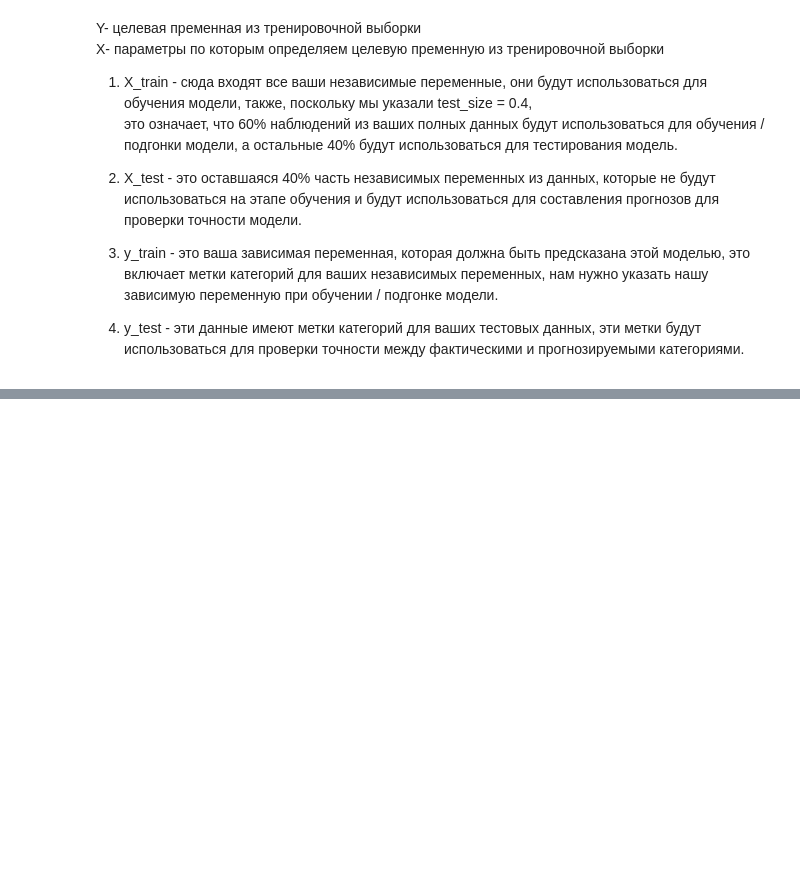
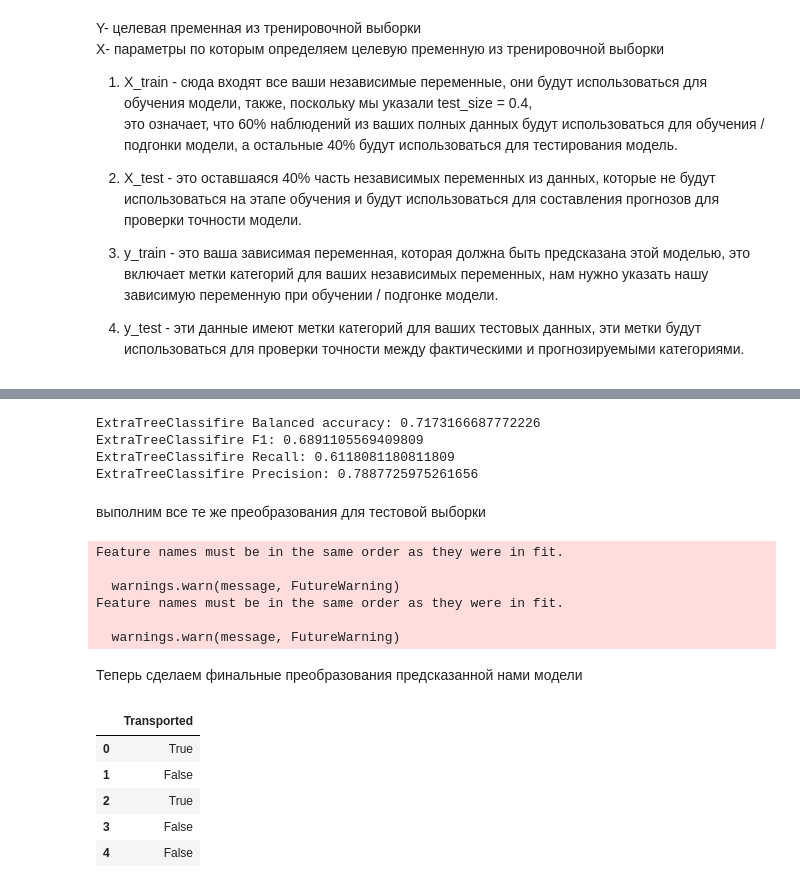
Before and after one commit to ddddrill/ds3-spring-2018, a Jupyter notebook: my_practice.ipynb, the cells around one changed output, grey strips where cells are left out. Cells and saved outputs as stored; diff of their text form; code cells hidden in the pictures; blank space fills up the shorter version.

```diff
--- a/my_practice.ipynb
+++ b/my_practice.ipynb
@@ -594,0 +535,70 @@ Multinomial NB accuracy: 0.6790644171779141
+# %%
+etc=ExtraTreeClassifier(max_depth=5,random_state=10)
+etc.fit(X_train,y_train)
+etc_pred = etc.predict(X_test)
+print("ExtraTreeClassifire Balanced accuracy: {}".format(metrics.balanced_accuracy_score(y_test,etc_pred)))
+print("ExtraTreeClassifire F1: {}".format(metrics.f1_score(y_test,etc_pred)))
+print("ExtraTreeClassifire Recall: {}".format(metrics.recall_score(y_test,etc_pred)))
+print("ExtraTreeClassifire Precision: {}".format(metrics.precision_score(y_test,etc_pred)))
+# %% [output]
+ExtraTreeClassifire Balanced accuracy: 0.7173166687772226
+ExtraTreeClassifire F1: 0.6891105569409809
+ExtraTreeClassifire Recall: 0.6118081180811809
+ExtraTreeClassifire Precision: 0.7887725975261656
+# %% [markdown]
+выполним все те же преобразования для тестовой выборки
+# %%
+test['VIP']=test.VIP.replace({ True: 1, False:0})
+test['VIP']=test['VIP'].fillna(0)
+
+test['Summary']=test[['RoomService', 'FoodCourt','ShoppingMall', 'Spa', 'VRDeck']].sum(axis=1)
+test=test.drop(columns=['RoomService', 'FoodCourt','ShoppingMall', 'Spa', 'VRDeck'])
+
+test=test.drop(columns=['Name'])
+
+test['Age']=test['Age'].fillna(test['Age'].mean())
+
+test['Child']=np.nan
+test['Adults']=np.nan
+test['Elder']=np.nan
+
+test['Child']=test['Age'].apply(class_child)
+test['Adults']=test['Age'].apply(class_adults)
+test['Elder']=test['Age'].apply(class_elder)
+
+test['CryoSleep']=test.CryoSleep.replace({ True: 1, False:0})
+test['CryoSleep']=test['CryoSleep'].fillna(0)
+
+test['55 Cancri e']=destination['Destination_55 Cancri e']
+test['TRAPPIST-1e']=destination['Destination_TRAPPIST-1e']
+test['PSO J318.5-22']=destination['Destination_PSO J318.5-22']
+
+test=test.drop(['Destination'],axis=1)
+
+test=test.drop(['Adults','Elder','Age','HomePlanet','Cabin','PassengerId'],axis=1)
+test['Earth']=cabin_class['Home planet_Earth']
+test['S']=cabin_class['Last litter_S']
+test['E']=cabin_class['First litter_E']
+# %%
+dtc_pred_test = dtc.predict(test)
+
+etc_pred_test = etc.predict(test)
+# %% [output]
+Feature names must be in the same order as they were in fit.
+
+  warnings.warn(message, FutureWarning)
+Feature names must be in the same order as they were in fit.
+
+  warnings.warn(message, FutureWarning)
+# %% [markdown]
+Теперь сделаем финальные преобразования предсказанной нами модели
+# %%
+sub = pd.DataFrame({'Transported':dtc_pred_test.astype(bool)},index=test.index)
+sub.head()
+# %% [output]
+|  | Transported |
+| 0 | True |
+| 1 | False |
+| 2 | True |
+| 3 | False |
+| 4 | False |
```
Also changed, not shown: parts of 8 cells of this notebook, 6 other files.
